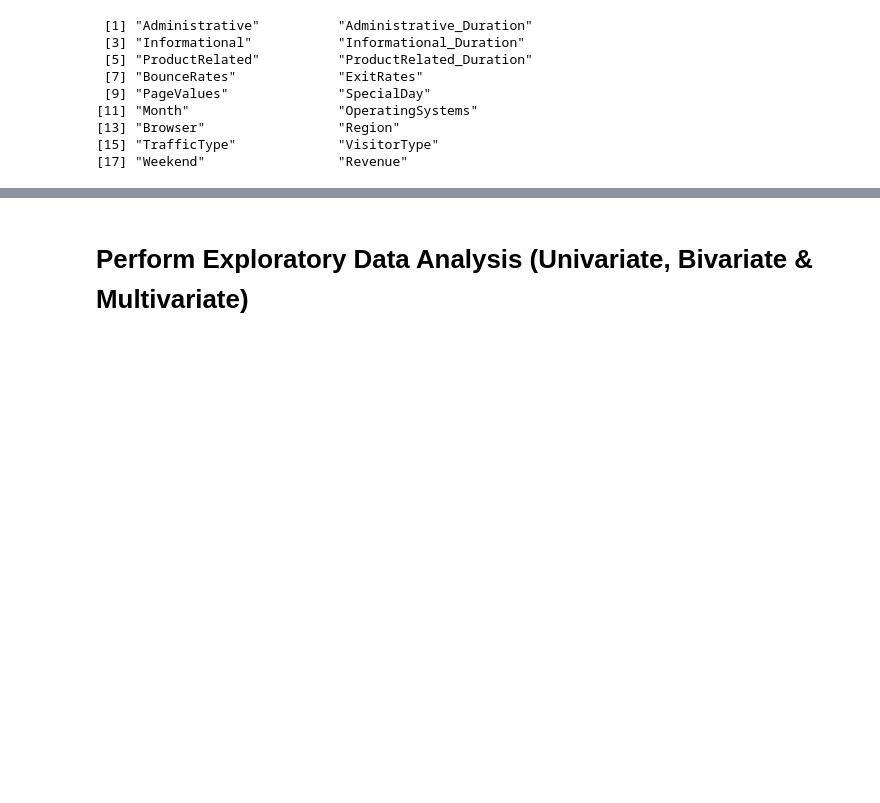
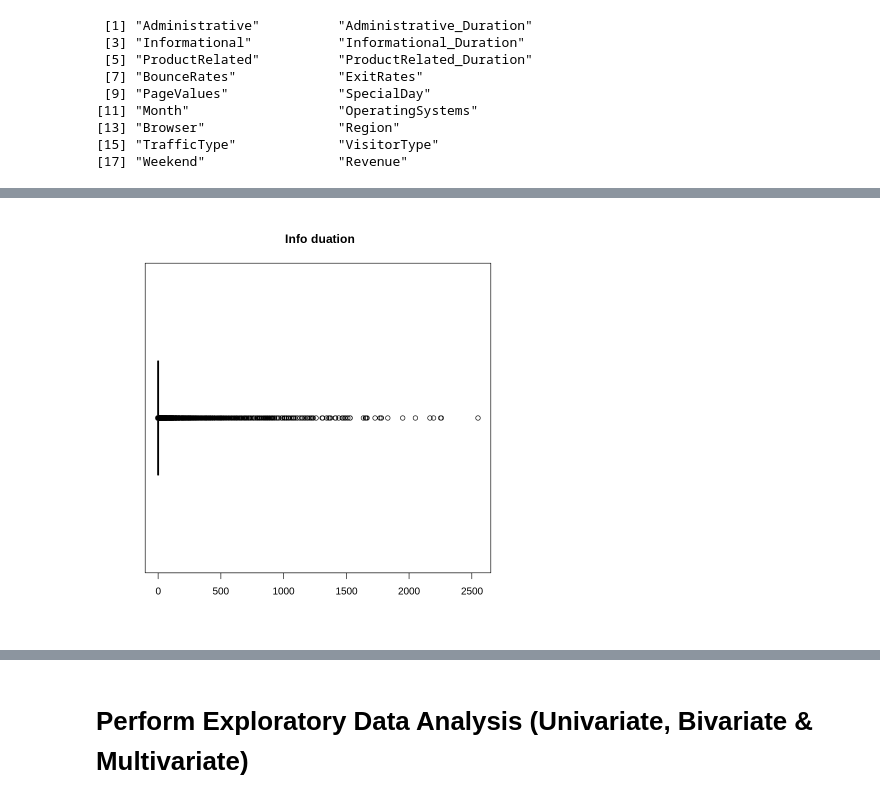
Before and after one commit to UnplugCharger/Week-13, a Jupyter notebook: Week_13_Unsupervised_Learning.ipynb, the cells around one changed output, grey strips where cells are left out. Cells and saved outputs as stored; diff of their text form; code cells hidden in the pictures; blank space fills up the shorter version.

```diff
--- a/Week_13_Unsupervised_Learning.ipynb
+++ b/Week_13_Unsupervised_Learning.ipynb
@@ -110,0 +264,5 @@ names(engaged_shopers)
+# %%
+
+boxplot((engaged_shopers$`Informational_Duration`),horizontal=TRUE, col='blue', main=" Info duation")
+# %% [output]
+[figure, added]
```
Also changed, not shown: parts of 33 cells of this notebook.
